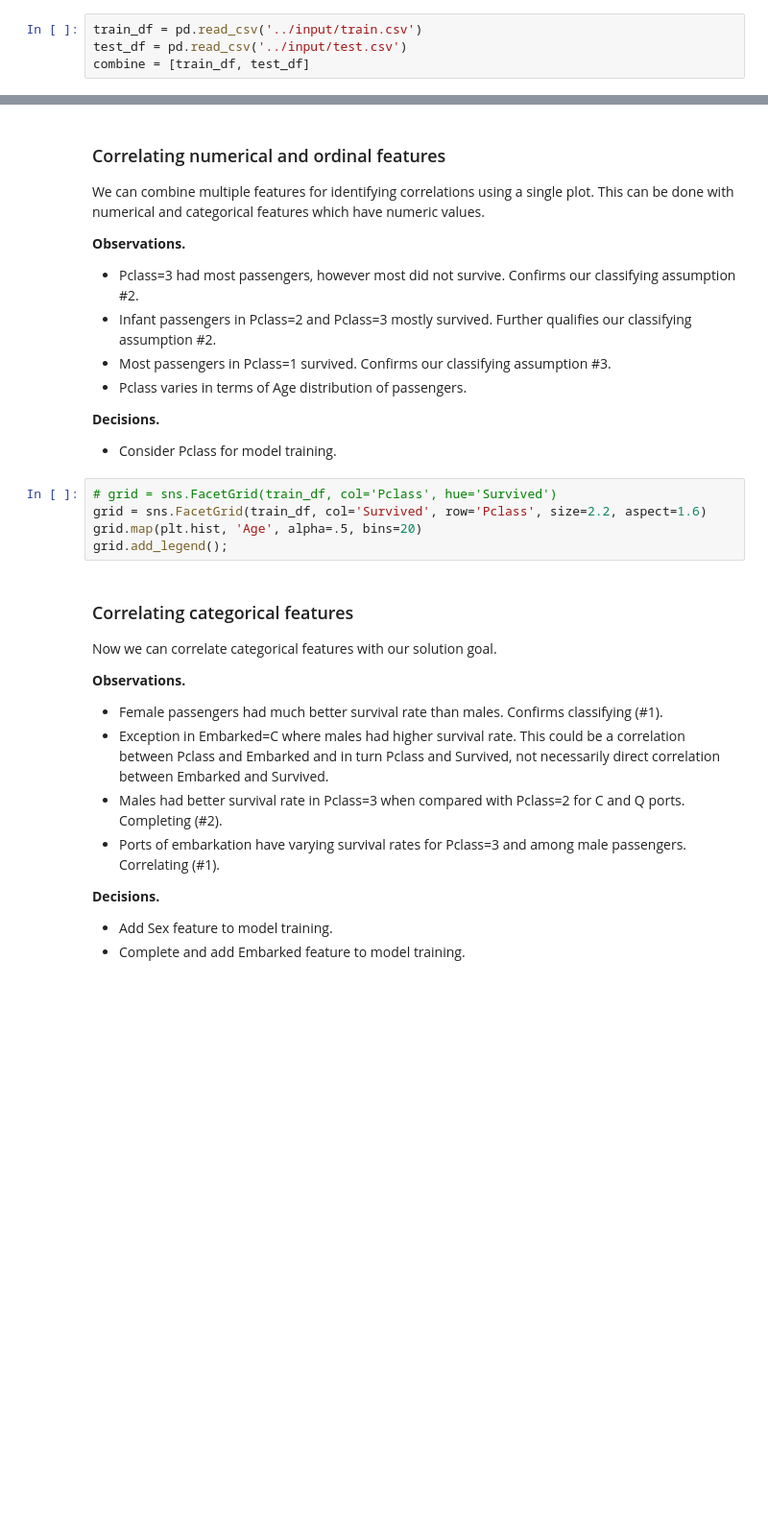
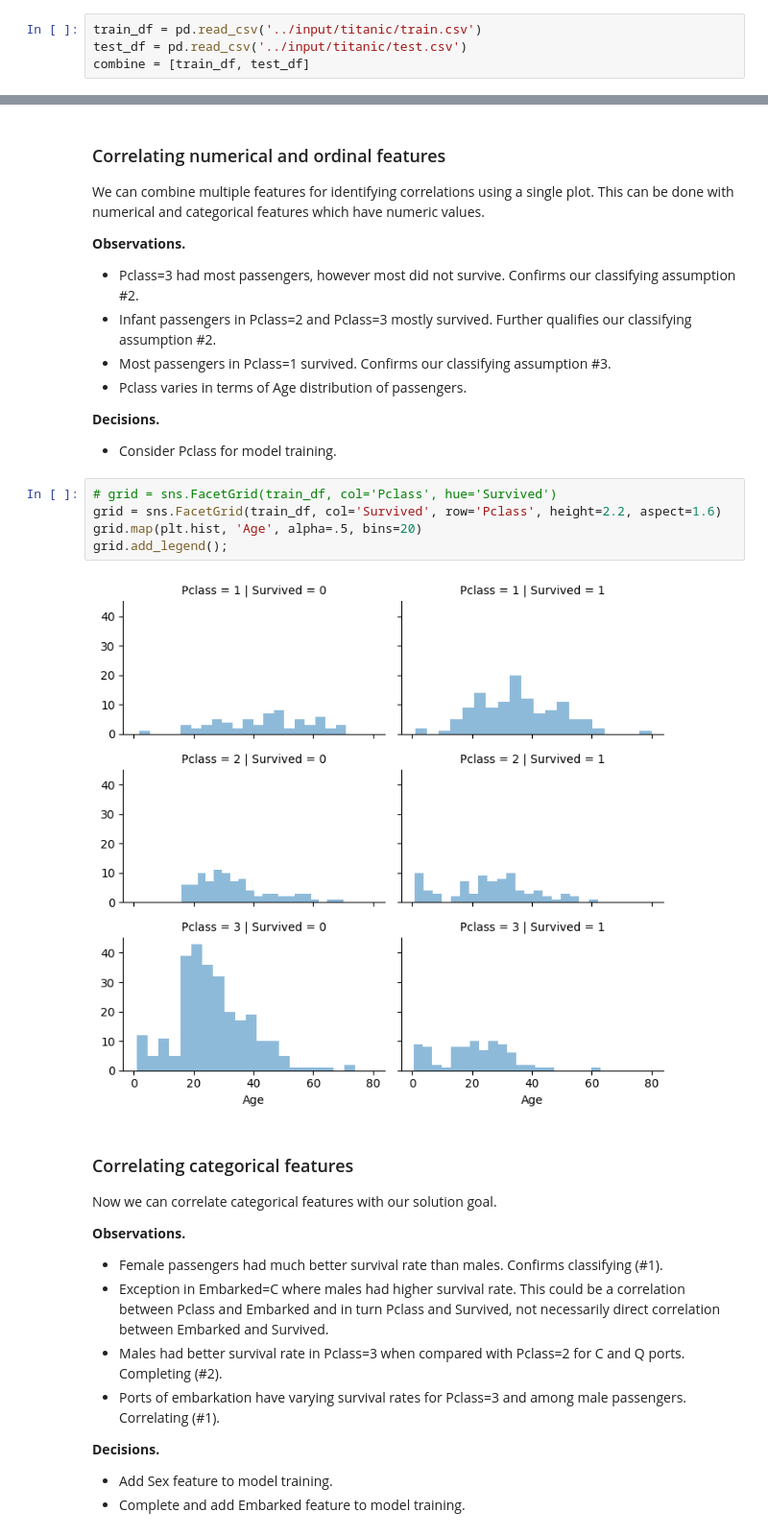
Before and after one commit to aximbr/My_kaggle, a Jupyter notebook: 001/titanic-data-science-solutions.ipynb, the cells around one changed output, grey strips where cells are left out. Shown at 96% size. Cells and saved outputs as stored; diff of their text form; blank space fills up the shorter version.

```diff
--- a/001/titanic-data-science-solutions.ipynb
+++ b/001/titanic-data-science-solutions.ipynb
@@ -102,8 +102,8 @@ from sklearn.tree import DecisionTreeClassifier
 
 The Python Pandas packages helps us work with our datasets. We start by acquiring the training and testing datasets into Pandas DataFrames. We also combine these datasets to run certain operations on both datasets together.
 # %%
-train_df = pd.read_csv('../input/train.csv')
-test_df = pd.read_csv('../input/test.csv')
+train_df = pd.read_csv('../input/titanic/train.csv')
+test_df = pd.read_csv('../input/titanic/test.csv')
 combine = [train_df, test_df]
 # %% [markdown]
 ## Analyze by describing data
@@ -288,9 +369,11 @@ We can combine multiple features for identifying correlations using a single plo
 - Consider Pclass for model training.
 # %%
 # grid = sns.FacetGrid(train_df, col='Pclass', hue='Survived')
-grid = sns.FacetGrid(train_df, col='Survived', row='Pclass', size=2.2, aspect=1.6)
+grid = sns.FacetGrid(train_df, col='Survived', row='Pclass', height=2.2, aspect=1.6)
 grid.map(plt.hist, 'Age', alpha=.5, bins=20)
 grid.add_legend();
+# %% [output]
+[figure, added]
 # %% [markdown]
 ### Correlating categorical features
 
```
Also changed, not shown: parts of 48 cells of this notebook, 2 other files.
